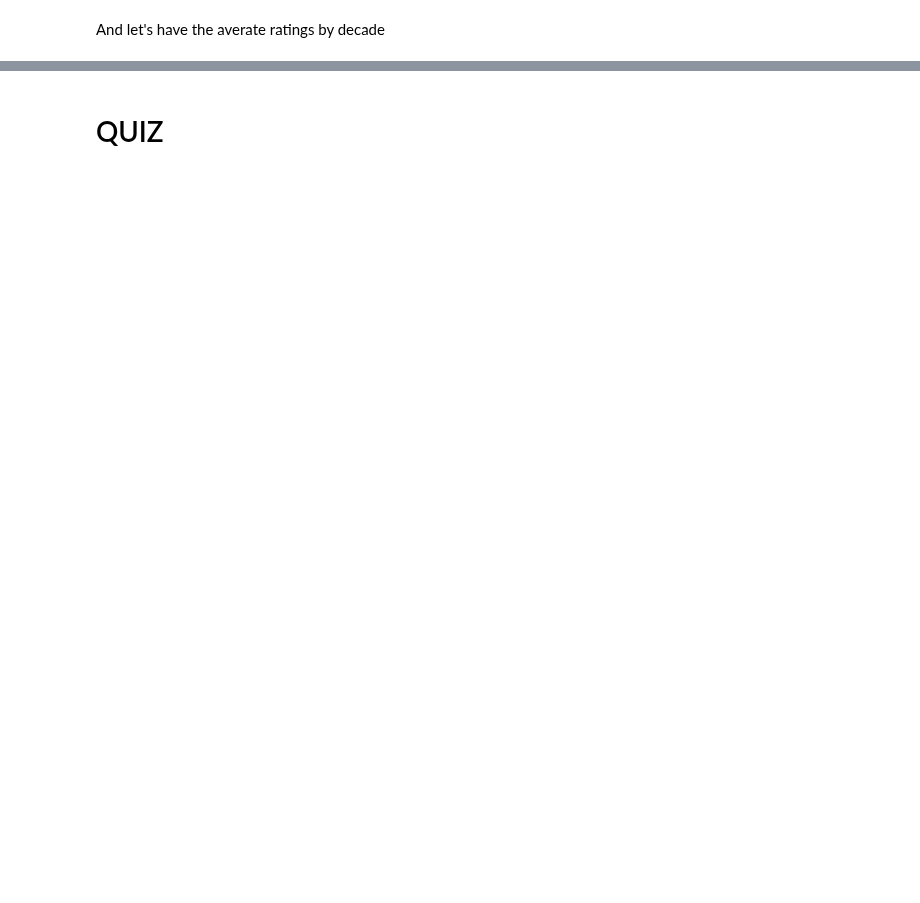
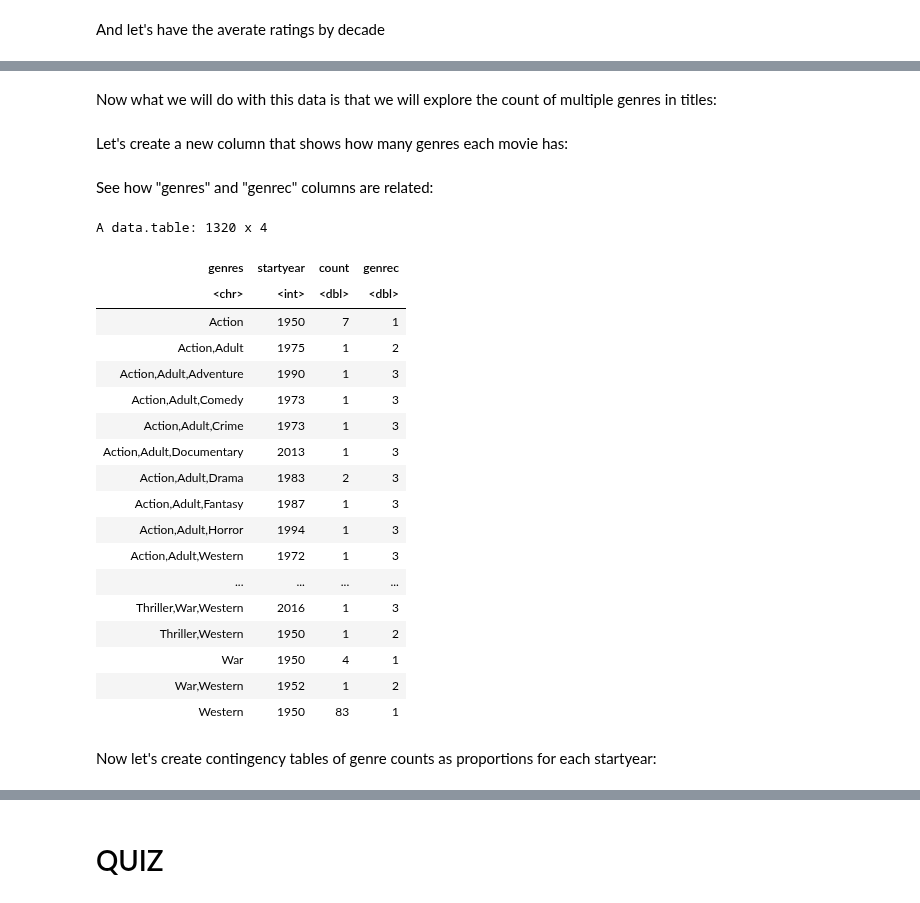
Before and after one commit to serhatcevikel/bdm_2019, a Jupyter notebook: 04_week_01_sos.ipynb, the cells around one changed output, grey strips where cells are left out. Cells and saved outputs as stored; diff of their text form; code cells hidden in the pictures; blank space fills up the shorter version.

```diff
--- a/04_week_01_sos.ipynb
+++ b/04_week_01_sos.ipynb
@@ -729,0 +1265,8 @@ lines(x = hitch_agg[[1]], y = hitch_agg[[3]], type = "l")
+# %%
+con <- dbConnect(drvv,
+                 dbname = "imdb2",
+                 host = "localhost",
+                 port = 5432,
+                 user = "postgres")
+
+con
@@ -729,0 +1412,4 @@ lines(x = hitch_agg[[1]], y = hitch_agg[[3]], type = "l")
+# %% [markdown]
+Now what we will do with this data is that we will explore the count of multiple genres in titles:
+# %% [markdown]
+Let's create a new column that shows how many genres each movie has:
@@ -729,0 +1419,26 @@ lines(x = hitch_agg[[1]], y = hitch_agg[[3]], type = "l")
+# %% [markdown]
+See how "genres" and "genrec" columns are related:
+# %%
+table1[,.SD[1], by = genres]
+# %% [output]
+A data.table: 1320 x 4
+| genres | startyear | count | genrec |
+| <chr> | <int> | <dbl> | <dbl> |
+| Action | 1950 | 7 | 1 |
+| Action,Adult | 1975 | 1 | 2 |
+| Action,Adult,Adventure | 1990 | 1 | 3 |
+| Action,Adult,Comedy | 1973 | 1 | 3 |
+| Action,Adult,Crime | 1973 | 1 | 3 |
+| Action,Adult,Documentary | 2013 | 1 | 3 |
+| Action,Adult,Drama | 1983 | 2 | 3 |
+| Action,Adult,Fantasy | 1987 | 1 | 3 |
+| Action,Adult,Horror | 1994 | 1 | 3 |
+| Action,Adult,Western | 1972 | 1 | 3 |
+| ... | ... | ... | ... |
+| Thriller,War,Western | 2016 | 1 | 3 |
+| Thriller,Western | 1950 | 1 | 2 |
+| War | 1950 | 4 | 1 |
+| War,Western | 1952 | 1 | 2 |
+| Western | 1950 | 83 | 1 |
+# %% [markdown]
+Now let's create contingency tables of genre counts as proportions for each startyear:
```
Also changed, not shown: parts of 115 cells of this notebook, 1 other file.
